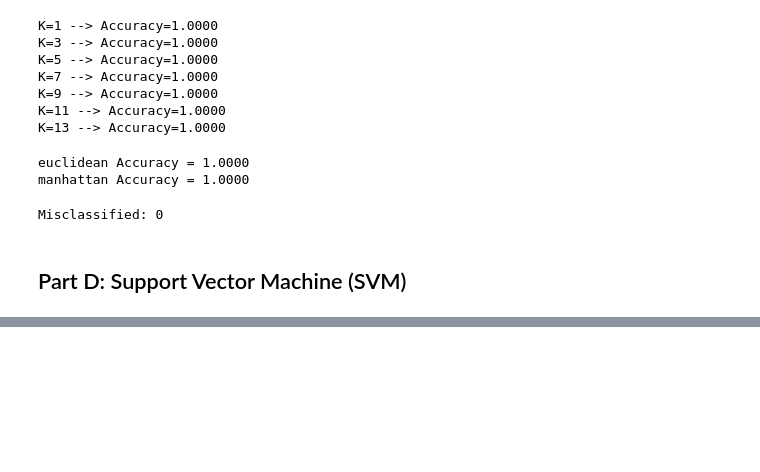
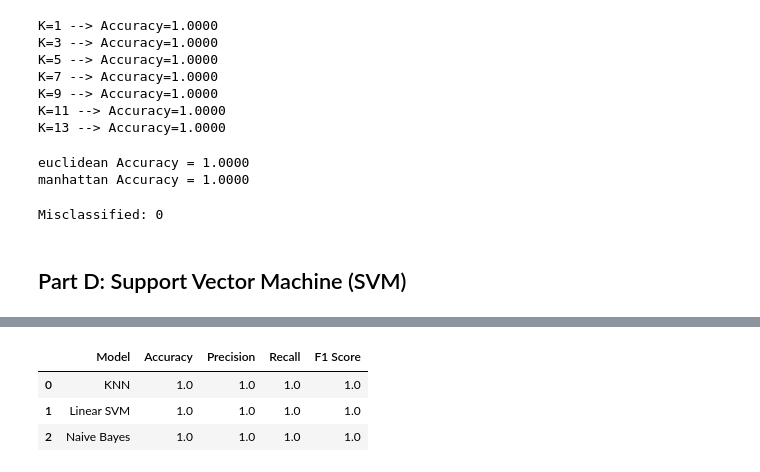
Before and after one commit to Abhiraj14206/Supervised-Learning, a Jupyter notebook: Exam 4/Exam4(code).ipynb, the cells around one changed output, grey strips where cells are left out. Cells and saved outputs as stored; diff of their text form; code cells hidden in the pictures; blank space fills up the shorter version.

```diff
--- a/Exam 4/Exam4(code).ipynb
+++ b/Exam 4/Exam4(code).ipynb
@@ -277,0 +296,3 @@ Misclassified: 0
+# %%
+svm_rbf = SVC(kernel='rbf',random_state=42)
+svm_rbf.fit(X_train,y_train)
@@ -277,0 +310,3 @@ Misclassified: 0
+# %%
+svm_poly = SVC(kernel='poly', degree=3)
+svm_poly.fit(X_train,y_train)
@@ -277,0 +432,30 @@ Misclassified: 0
+# %%
+comparison = pd.DataFrame({
+    "Model":["KNN","Linear SVM","Naive Bayes"],
+    "Accuracy":[
+        accuracy_score(y_test,y_pred),
+        accuracy_score(y_test,y_pred_liner),
+        accuracy_score(y_test,y_pred_nb)
+    ],
+    "Precision":[
+        precision_score(y_test,y_pred),
+        precision_score(y_test,y_pred_liner),
+        precision_score(y_test,y_pred_nb)
+    ],
+    "Recall":[
+        recall_score(y_test,y_pred),
+        recall_score(y_test,y_pred_liner),
+        recall_score(y_test,y_pred_nb)
+    ],
+    "F1 Score":[
+        f1_score(y_test,y_pred),
+        f1_score(y_test,y_pred_liner),
+        f1_score(y_test,y_pred_nb)
+    ]
+})
+comparison
+# %% [output]
+|  | Model | Accuracy | Precision | Recall | F1 Score |
+| 0 | KNN | 1.0 | 1.0 | 1.0 | 1.0 |
+| 1 | Linear SVM | 1.0 | 1.0 | 1.0 | 1.0 |
+| 2 | Naive Bayes | 1.0 | 1.0 | 1.0 | 1.0 |
```
Also changed, not shown: parts of 28 cells of this notebook, 1 other file.
